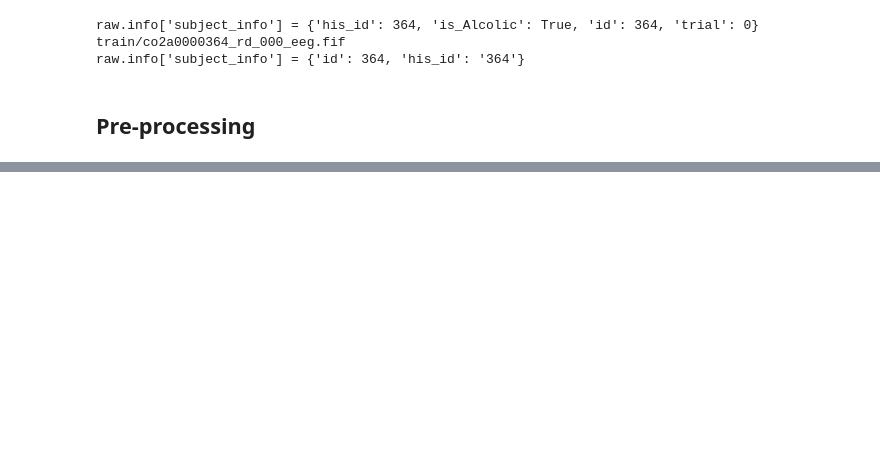
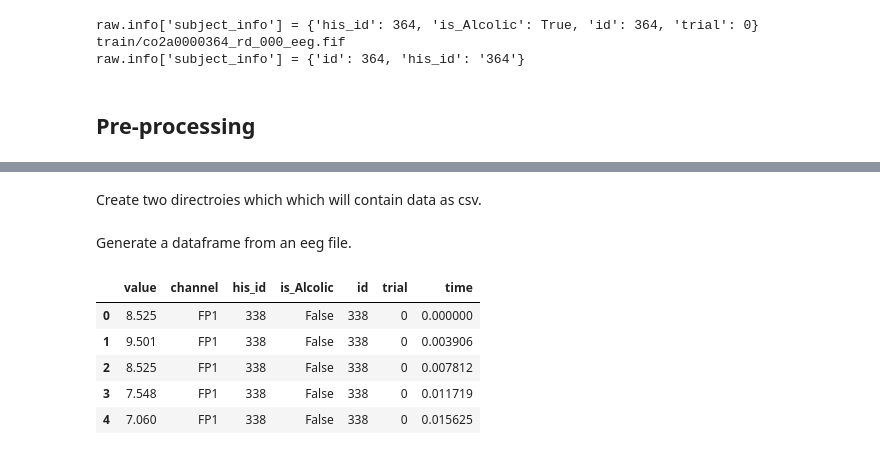
Before and after one commit to Ekliipce/Machine-Learning-for-Biomedical, a Jupyter notebook: eeg/EEG_and_alcohol.ipynb, the cells around one changed output, grey strips where cells are left out. Cells and saved outputs as stored; diff of their text form; code cells hidden in the pictures; blank space fills up the shorter version.

```diff
--- a/eeg/EEG_and_alcohol.ipynb
+++ b/eeg/EEG_and_alcohol.ipynb
@@ -183,0 +145,2 @@ eeg.data.html       sample_data    smni_eeg_data.tar.gz
+# %% [markdown]
+Create two directroies which which will contain data as csv.
@@ -183,0 +150,2 @@ eeg.data.html       sample_data    smni_eeg_data.tar.gz
+# %% [markdown]
+Generate a dataframe from an eeg file.
@@ -183,0 +170,10 @@ eeg.data.html       sample_data    smni_eeg_data.tar.gz
+# %%
+df = generate_df('/content/SMNI_CMI_TRAIN/co2c0000338/co2c0000338.rd.014')
+df.head()
+# %% [output]
+|  | value | channel | his_id | is_Alcolic | id | trial | time |
+| 0 | 8.525 | FP1 | 338 | False | 338 | 0 | 0.000000 |
+| 1 | 9.501 | FP1 | 338 | False | 338 | 0 | 0.003906 |
+| 2 | 8.525 | FP1 | 338 | False | 338 | 0 | 0.007812 |
+| 3 | 7.548 | FP1 | 338 | False | 338 | 0 | 0.011719 |
+| 4 | 7.060 | FP1 | 338 | False | 338 | 0 | 0.015625 |
```
Also changed, not shown: parts of 12 cells of this notebook.
